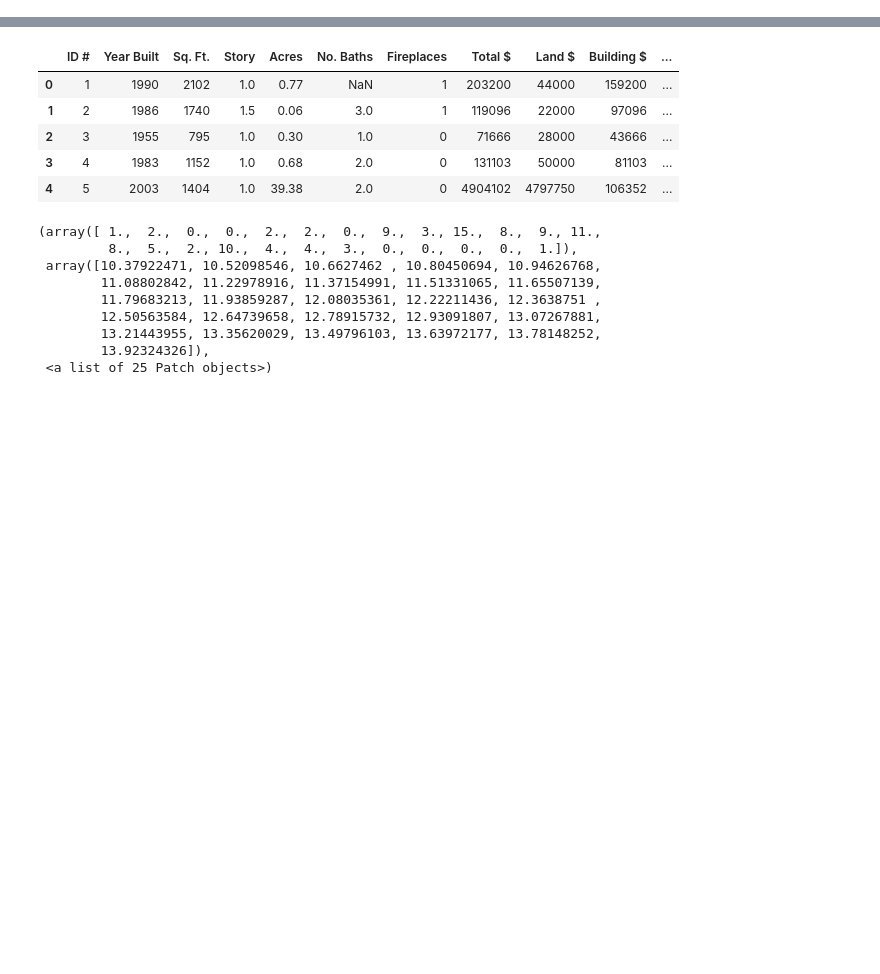
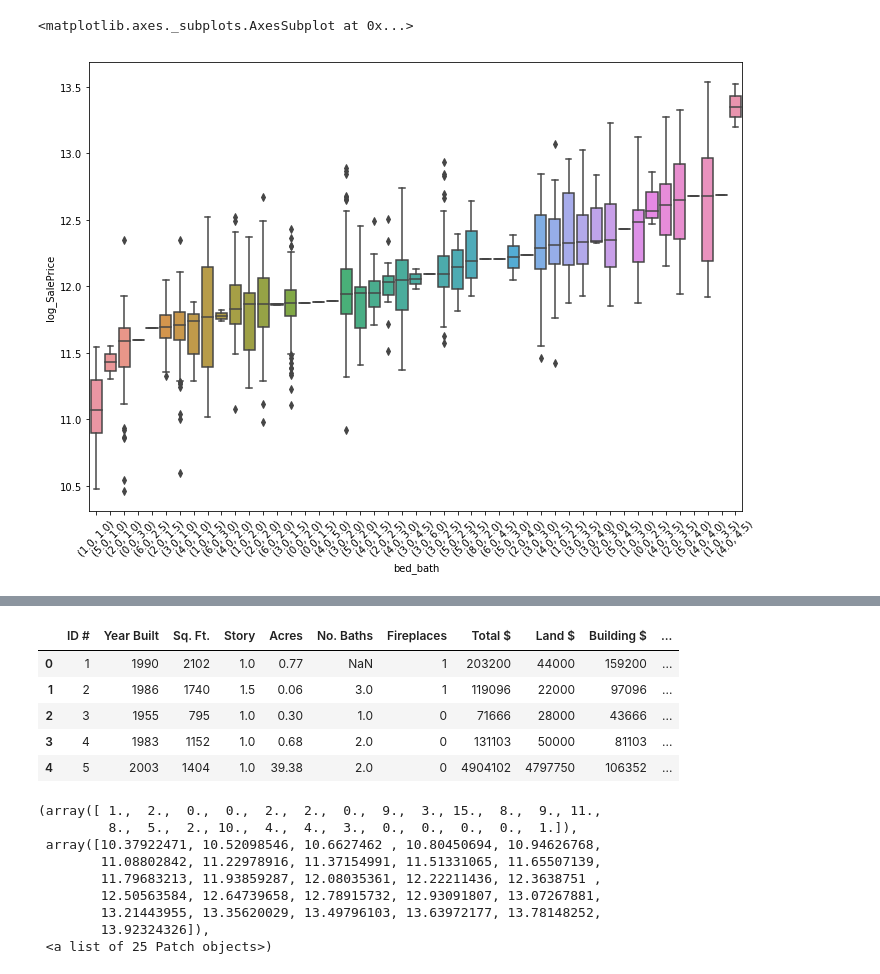
Before and after one commit to mpaluta/House_Price, a Jupyter notebook: patrick_v1.ipynb, the cells around one changed output, grey strips where cells are left out. Drawn from its saved outputs; the diff is of its cells as text; code cells hidden in the pictures; blank space fills up the shorter version.

```diff
--- a/patrick_v1.ipynb
+++ b/patrick_v1.ipynb
@@ -16,0 +75,11 @@ df_nc = og_nc.copy()
+# %%
+# df_iowa_abv0rm = df_iowa[df_iowa['BedroomAbvGr'] == 0]
+df_iowa['bed_bath'] = df_iowa[['BedroomAbvGr', 'bath']].apply(tuple, axis=1)
+# df[['lat', 'long']].apply(tuple, axis=1)
+a4_dims = (11.7, 8.27)
+fig, ax = plt.subplots(figsize=a4_dims)
+plt.xticks(rotation=45)
+sns.boxplot(df_iowa['bed_bath'], df_iowa['log_SalePrice'], order=df_iowa['log_SalePrice'].groupby(df_iowa['bed_bath']).median().sort_values().index.values)
+# %% [output]
+<matplotlib.axes._subplots.AxesSubplot at 0x...>
+[figure, added]
```
Also changed, not shown: parts of 10 cells of this notebook, 1 other file.
